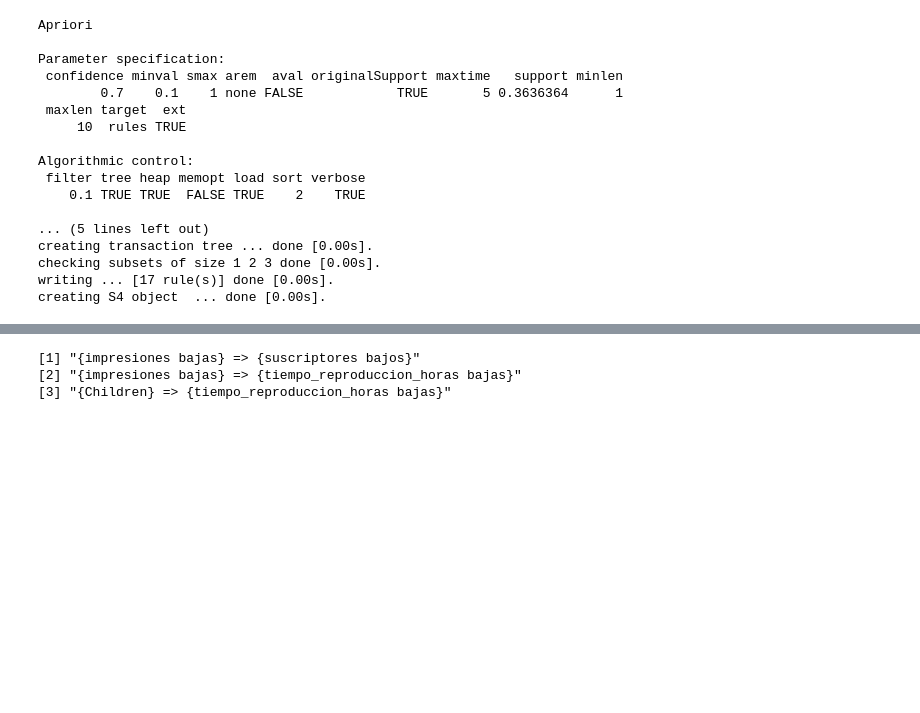
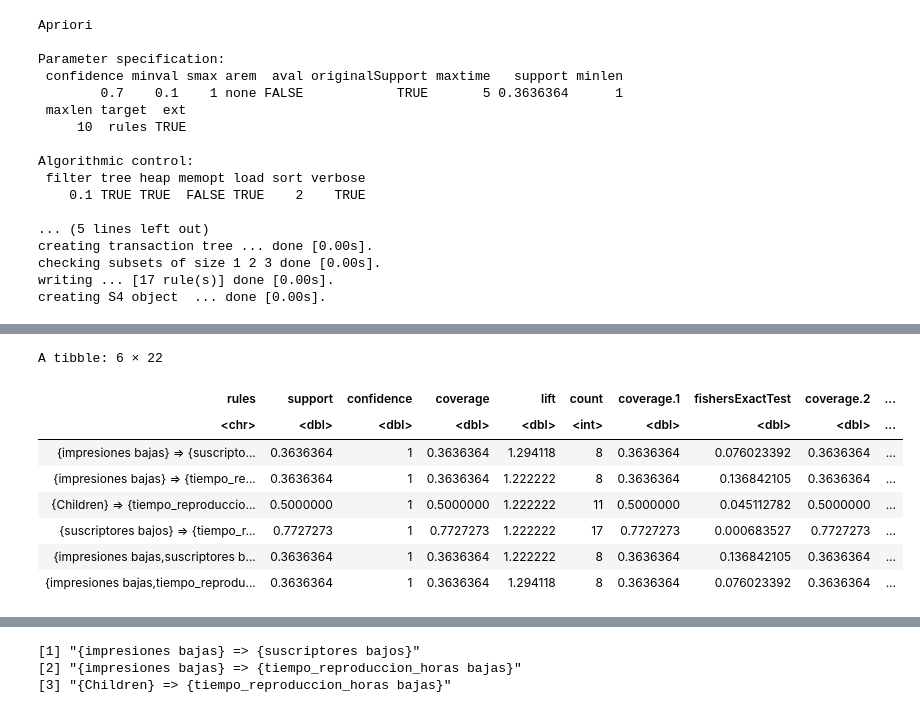
Before and after one commit to cristiandelahooz/descriptive-model-apriori, a Jupyter notebook: notebooks/asociacion/apriori.ipynb, the cells around one changed output, grey strips where cells are left out. Saved outputs shown, nothing was run; the diff lists cells and outputs as text; code cells hidden in the pictures; blank space fills up the shorter version.

```diff
--- a/notebooks/asociacion/apriori.ipynb
+++ b/notebooks/asociacion/apriori.ipynb
@@ -37,7 +145,7 @@ A data.frame: 6 × 1
 # ==============================================================================
 library(arules)
 transacciones <- read.transactions(
-  file = "../../datasets/transactions.csv",
+  file = "../../datasets/transactions_formated.csv",
   format = "basket",
   sep = ",",
   cols = 1,
@@ -341,0 +634,6 @@ inspect(sort(x = reglas, decreasing = TRUE, by = "confidence"))
+# %%
+metricas <- interestMeasure(reglas,
+  measure = c("coverage", "fishersExactTest"),
+  transactions = transacciones
+)
+metricas
@@ -341,0 +688,17 @@ inspect(sort(x = reglas, decreasing = TRUE, by = "confidence"))
+# %%
+quality(reglas) <- cbind(quality(reglas), metricas)
+df_reglas <- as(reglas, Class = "data.frame")
+df_reglas %>%
+  as.tibble() %>%
+  arrange(desc(confidence)) %>%
+  head()
+# %% [output]
+A tibble: 6 × 22
+| rules | support | confidence | coverage | lift | count | coverage.1 | fishersExactTest | coverage.2 | ... |
+| <chr> | <dbl> | <dbl> | <dbl> | <dbl> | <int> | <dbl> | <dbl> | <dbl> | ... |
+| {impresiones bajas} => {suscripto... | 0.3636364 | 1 | 0.3636364 | 1.294118 | 8 | 0.3636364 | 0.076023392 | 0.3636364 | ... |
+| {impresiones bajas} => {tiempo_re... | 0.3636364 | 1 | 0.3636364 | 1.222222 | 8 | 0.3636364 | 0.136842105 | 0.3636364 | ... |
+| {Children} => {tiempo_reproduccio... | 0.5000000 | 1 | 0.5000000 | 1.222222 | 11 | 0.5000000 | 0.045112782 | 0.5000000 | ... |
+| {suscriptores bajos} => {tiempo_r... | 0.7727273 | 1 | 0.7727273 | 1.222222 | 17 | 0.7727273 | 0.000683527 | 0.7727273 | ... |
+| {impresiones bajas,suscriptores b... | 0.3636364 | 1 | 0.3636364 | 1.222222 | 8 | 0.3636364 | 0.136842105 | 0.3636364 | ... |
+| {impresiones bajas,tiempo_reprodu... | 0.3636364 | 1 | 0.3636364 | 1.294118 | 8 | 0.3636364 | 0.076023392 | 0.3636364 | ... |
```
Also changed, not shown: parts of 34 cells of this notebook.
